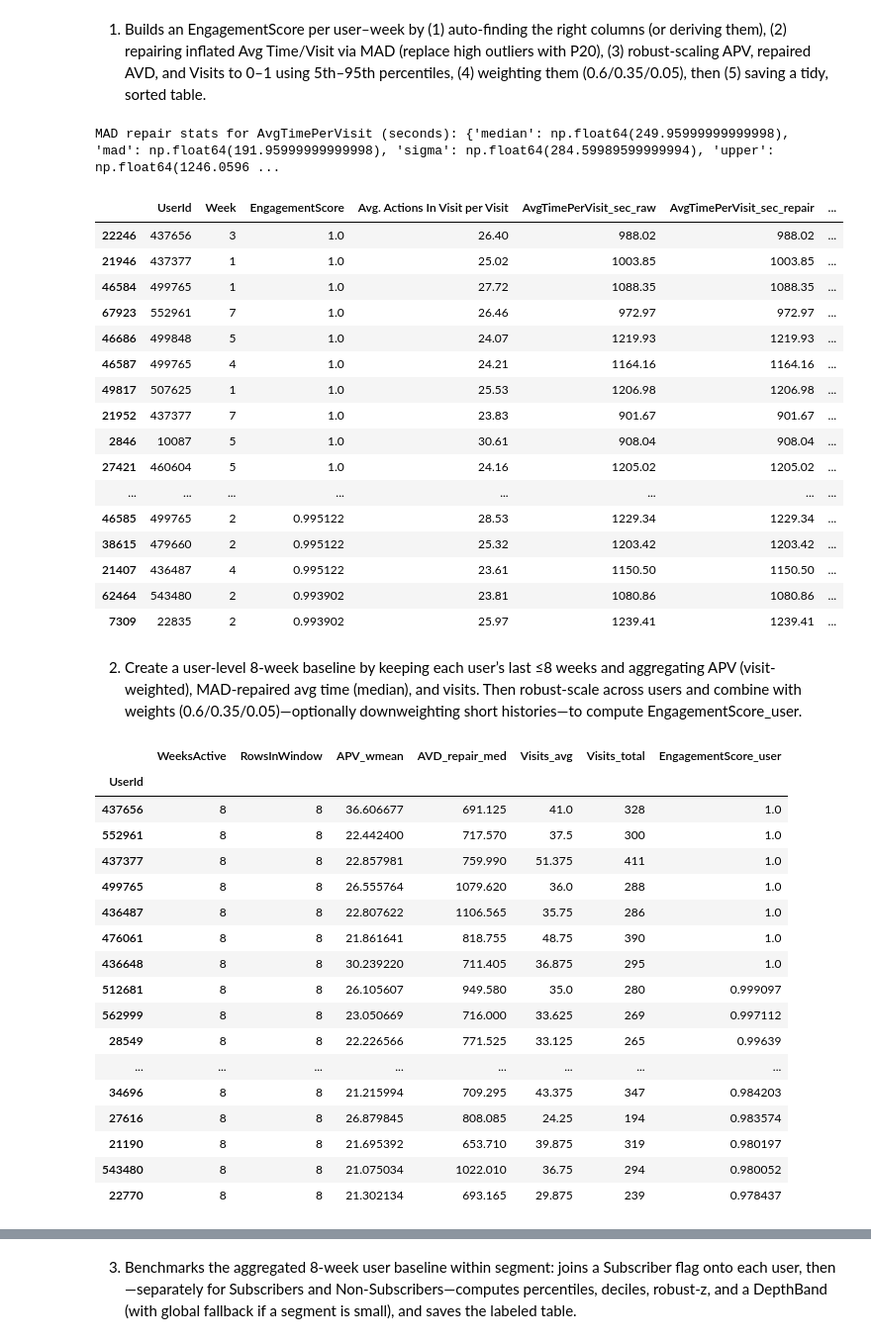
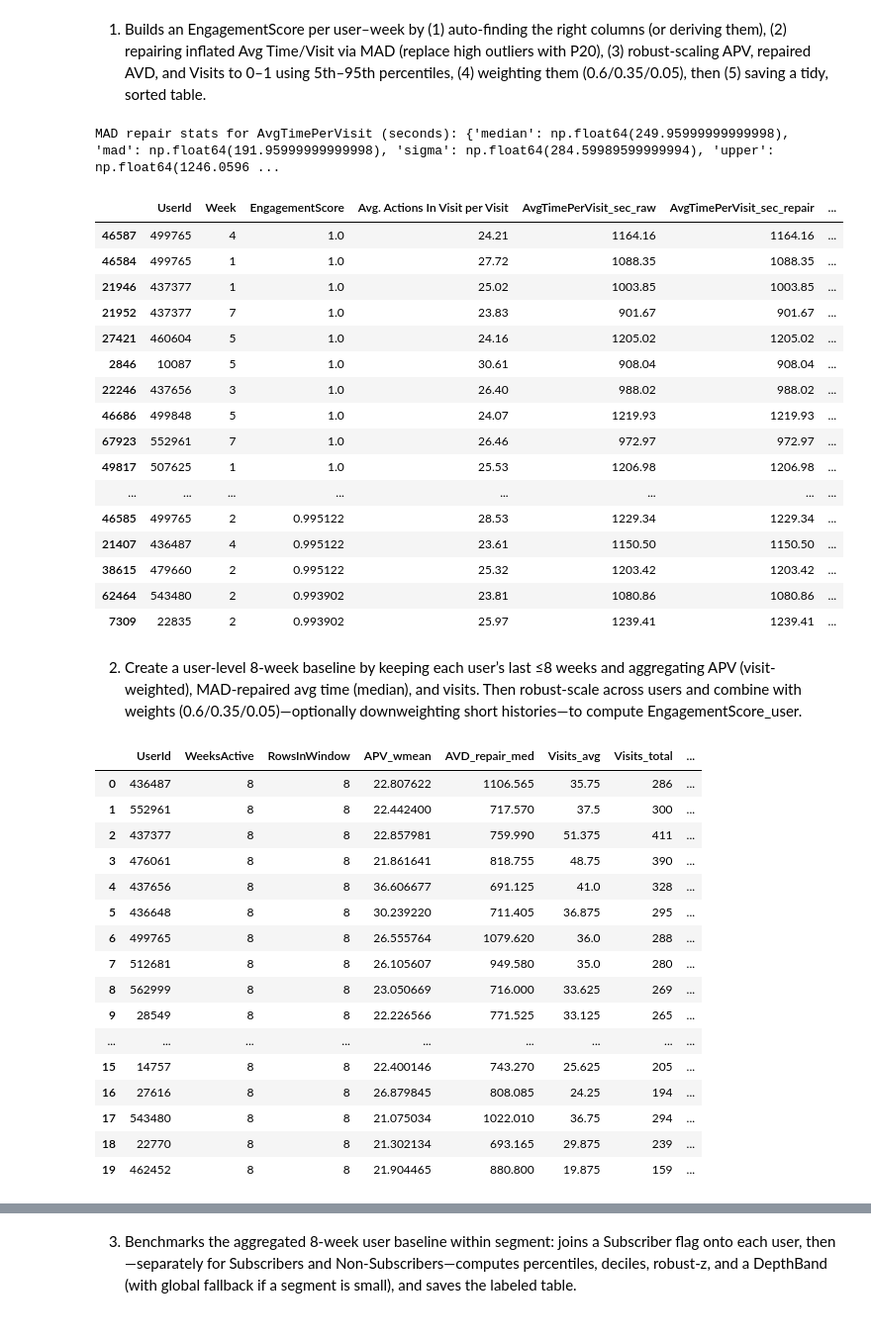
Before and after one commit to DianaFarhat/Customer-Segmentation, a Jupyter notebook: Engagement_Cadence_Report.ipynb, the cells around one changed output, grey strips where cells are left out. Shown at 99% size. Cells and saved outputs as stored; diff of their text form; code cells hidden in the pictures.

Commit message:
Generate User cohorts

```diff
--- a/Engagement_Cadence_Report.ipynb
+++ b/Engagement_Cadence_Report.ipynb
@@ -1155,8 +1155,8 @@ from google.colab import files
 
 # ----------------- CONFIG (tweak as needed) -----------------
 # Weights (must sum to 1).
-W_ACTIONS = 0.6     # actions per visit
-W_TIME    = 0.35    # average duration per visit (after repair)
+W_ACTIONS = 0.5     # actions per visit
+W_TIME    = 0.45    # average duration per visit (after repair)
 W_VISITS  = 0.05    # tiny weight for visits; cadence will use visits anyway
 
 # Robust scaling caps (percentiles for min/max clipping before 0..1 scaling)
@@ -1305,20 +1305,20 @@ eng_tidy.head(20)
 # %% [output]
 MAD repair stats for AvgTimePerVisit (seconds): {'median': np.float64(249.95999999999998), 'mad': np.float64(191.95999999999998), 'sigma': np.float64(284.59989599999994), 'upper': np.float64(1246.0596 ...
 |  | UserId | Week | EngagementScore | Avg. Actions In Visit per Visit | AvgTimePerVisit_sec_raw | AvgTimePerVisit_sec_repair | ... |
+| 46587 | 499765 | 4 | 1.0 | 24.21 | 1164.16 | 1164.16 | ... |
+| 46584 | 499765 | 1 | 1.0 | 27.72 | 1088.35 | 1088.35 | ... |
+| 21946 | 437377 | 1 | 1.0 | 25.02 | 1003.85 | 1003.85 | ... |
+| 21952 | 437377 | 7 | 1.0 | 23.83 | 901.67 | 901.67 | ... |
+| 27421 | 460604 | 5 | 1.0 | 24.16 | 1205.02 | 1205.02 | ... |
+| 2846 | 10087 | 5 | 1.0 | 30.61 | 908.04 | 908.04 | ... |
 | 22246 | 437656 | 3 | 1.0 | 26.40 | 988.02 | 988.02 | ... |
-| 21946 | 437377 | 1 | 1.0 | 25.02 | 1003.85 | 1003.85 | ... |
-| 46584 | 499765 | 1 | 1.0 | 27.72 | 1088.35 | 1088.35 | ... |
+| 46686 | 499848 | 5 | 1.0 | 24.07 | 1219.93 | 1219.93 | ... |
 | 67923 | 552961 | 7 | 1.0 | 26.46 | 972.97 | 972.97 | ... |
-| 46686 | 499848 | 5 | 1.0 | 24.07 | 1219.93 | 1219.93 | ... |
-| 46587 | 499765 | 4 | 1.0 | 24.21 | 1164.16 | 1164.16 | ... |
 | 49817 | 507625 | 1 | 1.0 | 25.53 | 1206.98 | 1206.98 | ... |
-| 21952 | 437377 | 7 | 1.0 | 23.83 | 901.67 | 901.67 | ... |
-| 2846 | 10087 | 5 | 1.0 | 30.61 | 908.04 | 908.04 | ... |
-| 27421 | 460604 | 5 | 1.0 | 24.16 | 1205.02 | 1205.02 | ... |
 | ... | ... | ... | ... | ... | ... | ... | ... |
 | 46585 | 499765 | 2 | 0.995122 | 28.53 | 1229.34 | 1229.34 | ... |
+| 21407 | 436487 | 4 | 0.995122 | 23.61 | 1150.50 | 1150.50 | ... |
 | 38615 | 479660 | 2 | 0.995122 | 25.32 | 1203.42 | 1203.42 | ... |
-| 21407 | 436487 | 4 | 0.995122 | 23.61 | 1150.50 | 1150.50 | ... |
 | 62464 | 543480 | 2 | 0.993902 | 23.81 | 1080.86 | 1080.86 | ... |
 | 7309 | 22835 | 2 | 0.993902 | 25.97 | 1239.41 | 1239.41 | ... |
 # %% [markdown]
@@ -1375,48 +1375,50 @@ user_base = pd.concat(parts, axis=1)
 # robust min-max across users (5th–95th) for each component
 def rminmax(s, lo=ROBUST_LO, hi=ROBUST_HI):
     s = pd.to_numeric(s, errors="coerce").replace([np.inf, -np.inf], np.nan)
     if s.isna().all(): return pd.Series(np.zeros(len(s)), index=s.index)
     a, b = np.nanpercentile(s, lo), np.nanpercentile(s, hi)
     if not np.isfinite(a) or not np.isfinite(b) or b == a:
         return pd.Series(np.zeros(len(s)), index=s.index)
     return (s.clip(a, b) - a) / (b - a)
 
 apv_u = rminmax(user_base["APV_wmean"]) if "APV_wmean" in user_base else 0
 avd_u = rminmax(user_base["AVD_repair_med"])
 vis_u = rminmax(user_base["Visits_avg"] if "Visits_avg" in user_base else user_base["Visits_total"])
 
 # weights normalized
 w_sum = W_ACTIONS + W_TIME + W_VISITS
 wa, wt, wv = W_ACTIONS/w_sum, W_TIME/w_sum, W_VISITS/w_sum
 
 # optional coverage downweight (comment out if not desired)
 coverage = (user_base["WeeksActive"]/8).clip(upper=1).fillna(0)
 
 user_base["EngagementScore_user"] = (wa*apv_u + wt*avd_u + wv*vis_u) * coverage
 
 # tidy view
 user_baseline_8w = user_base[[
     c for c in ["WeeksActive","RowsInWindow","APV_wmean","AVD_repair_med",
                 "Visits_avg","Visits_total","EngagementScore_user"] if c in user_base
 ]].sort_values("EngagementScore_user", ascending=False)
 
+user_baseline_8w = user_baseline_8w.reset_index().rename(columns={uid: "UserId"})
+
+
 user_baseline_8w.head(20)
 # %% [output]
-|  | WeeksActive | RowsInWindow | APV_wmean | AVD_repair_med | Visits_avg | Visits_total | EngagementScore_user |
-| UserId |  |  |  |  |  |  |  |
-| 437656 | 8 | 8 | 36.606677 | 691.125 | 41.0 | 328 | 1.0 |
-| 552961 | 8 | 8 | 22.442400 | 717.570 | 37.5 | 300 | 1.0 |
-| 437377 | 8 | 8 | 22.857981 | 759.990 | 51.375 | 411 | 1.0 |
-| 499765 | 8 | 8 | 26.555764 | 1079.620 | 36.0 | 288 | 1.0 |
-| 436487 | 8 | 8 | 22.807622 | 1106.565 | 35.75 | 286 | 1.0 |
-| 476061 | 8 | 8 | 21.861641 | 818.755 | 48.75 | 390 | 1.0 |
-| 436648 | 8 | 8 | 30.239220 | 711.405 | 36.875 | 295 | 1.0 |
-| 512681 | 8 | 8 | 26.105607 | 949.580 | 35.0 | 280 | 0.999097 |
-| 562999 | 8 | 8 | 23.050669 | 716.000 | 33.625 | 269 | 0.997112 |
-| 28549 | 8 | 8 | 22.226566 | 771.525 | 33.125 | 265 | 0.99639 |
-| ... | ... | ... | ... | ... | ... | ... | ... |
-| 34696 | 8 | 8 | 21.215994 | 709.295 | 43.375 | 347 | 0.984203 |
-| 27616 | 8 | 8 | 26.879845 | 808.085 | 24.25 | 194 | 0.983574 |
-| 21190 | 8 | 8 | 21.695392 | 653.710 | 39.875 | 319 | 0.980197 |
-| 543480 | 8 | 8 | 21.075034 | 1022.010 | 36.75 | 294 | 0.980052 |
-| 22770 | 8 | 8 | 21.302134 | 693.165 | 29.875 | 239 | 0.978437 |
+|  | UserId | WeeksActive | RowsInWindow | APV_wmean | AVD_repair_med | Visits_avg | Visits_total | ... |
+| 0 | 436487 | 8 | 8 | 22.807622 | 1106.565 | 35.75 | 286 | ... |
+| 1 | 552961 | 8 | 8 | 22.442400 | 717.570 | 37.5 | 300 | ... |
+| 2 | 437377 | 8 | 8 | 22.857981 | 759.990 | 51.375 | 411 | ... |
+| 3 | 476061 | 8 | 8 | 21.861641 | 818.755 | 48.75 | 390 | ... |
+| 4 | 437656 | 8 | 8 | 36.606677 | 691.125 | 41.0 | 328 | ... |
+| 5 | 436648 | 8 | 8 | 30.239220 | 711.405 | 36.875 | 295 | ... |
+| 6 | 499765 | 8 | 8 | 26.555764 | 1079.620 | 36.0 | 288 | ... |
+| 7 | 512681 | 8 | 8 | 26.105607 | 949.580 | 35.0 | 280 | ... |
+| 8 | 562999 | 8 | 8 | 23.050669 | 716.000 | 33.625 | 269 | ... |
+| 9 | 28549 | 8 | 8 | 22.226566 | 771.525 | 33.125 | 265 | ... |
+| ... | ... | ... | ... | ... | ... | ... | ... | ... |
+| 15 | 14757 | 8 | 8 | 22.400146 | 743.270 | 25.625 | 205 | ... |
+| 16 | 27616 | 8 | 8 | 26.879845 | 808.085 | 24.25 | 194 | ... |
+| 17 | 543480 | 8 | 8 | 21.075034 | 1022.010 | 36.75 | 294 | ... |
+| 18 | 22770 | 8 | 8 | 21.302134 | 693.165 | 29.875 | 239 | ... |
+| 19 | 462452 | 8 | 8 | 21.904465 | 880.800 | 19.875 | 159 | ... |
```
Also changed, not shown: parts of 14 cells of this notebook.
